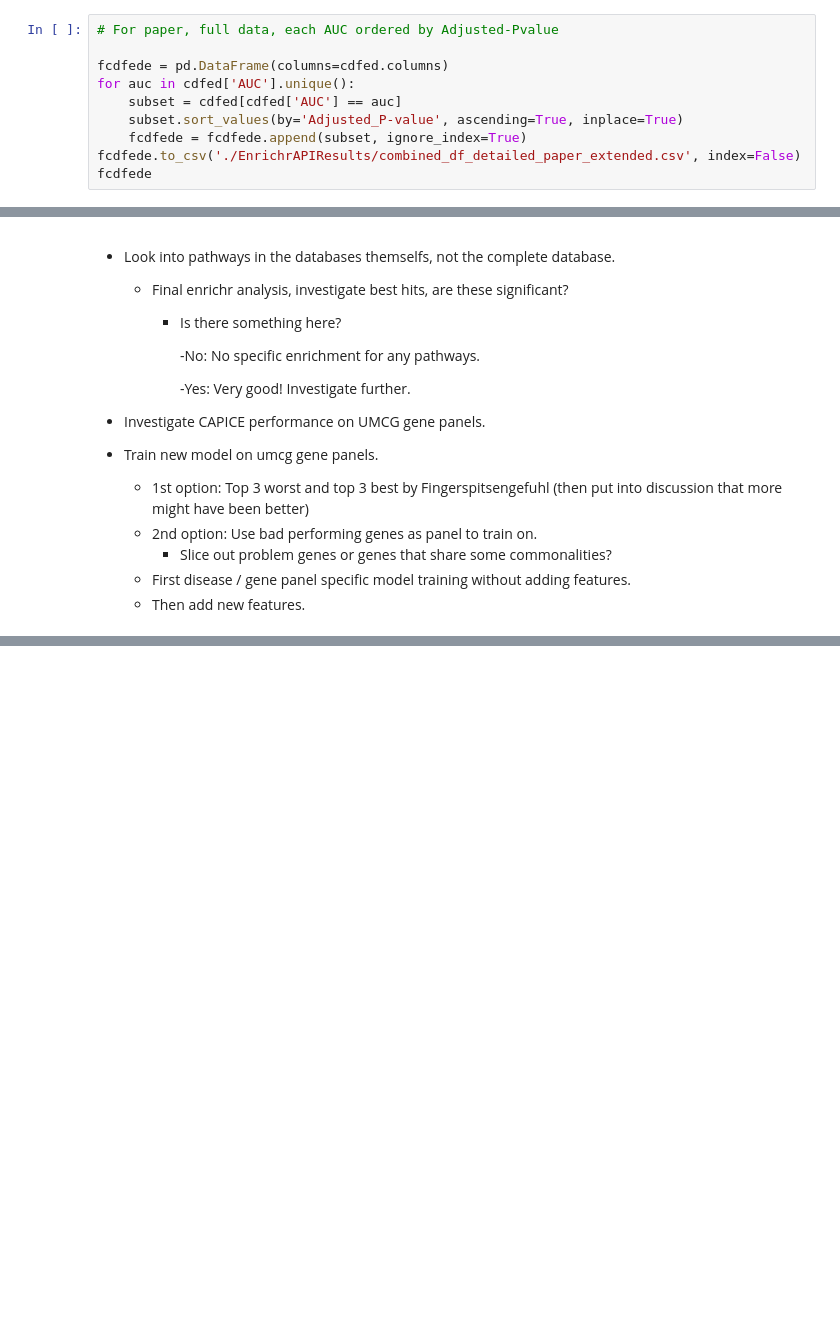
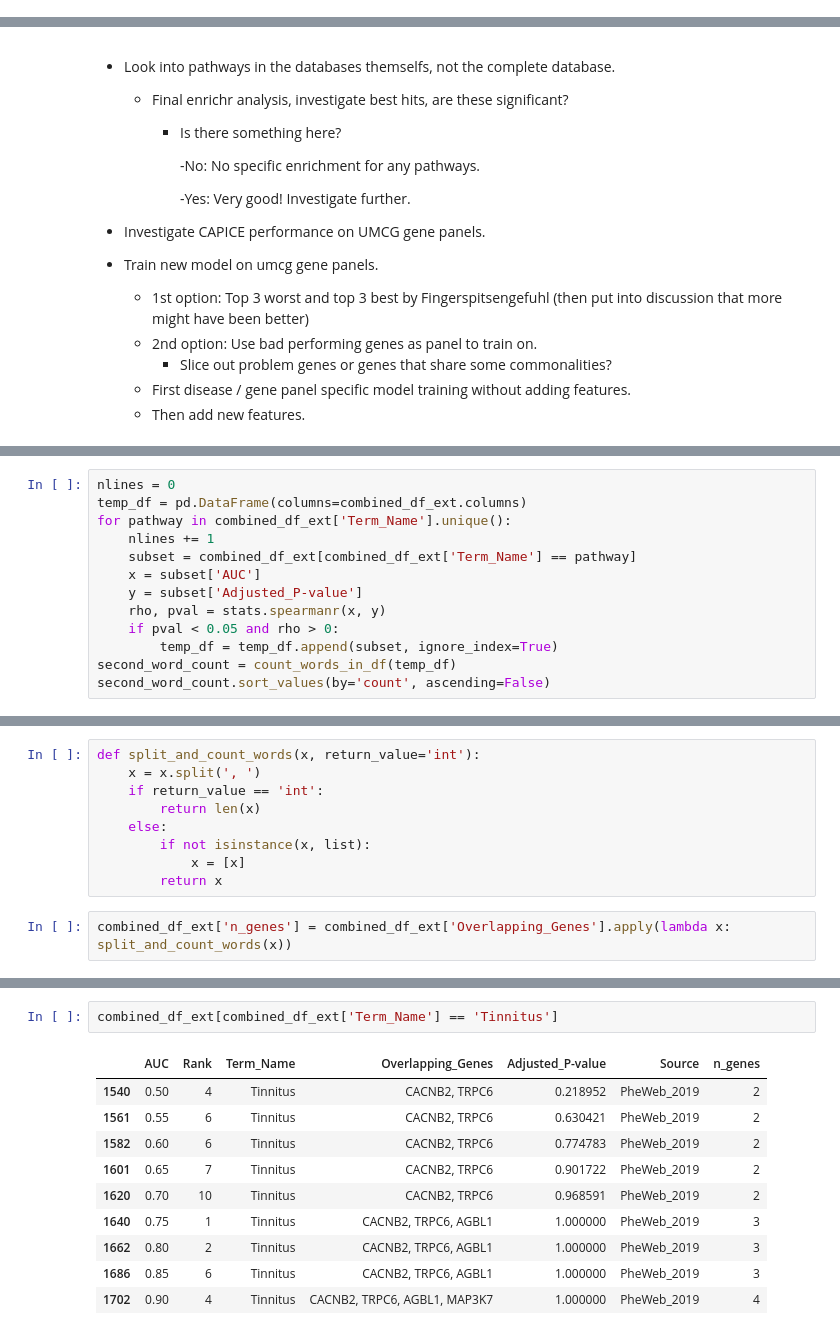
Before and after one commit to SietsmaRJ/dsls_master_thesis, a Jupyter notebook: side_scripts/Notebook_29042020.ipynb, the cells around one changed output, grey strips where cells are left out. Cells and saved outputs as stored; diff of their text form; blank space fills up the shorter version.

```diff
--- a/side_scripts/Notebook_29042020.ipynb
+++ b/side_scripts/Notebook_29042020.ipynb
@@ -1249,10 +1188,0 @@ See the caveats in the documentation: https://pandas.pydata.org/pandas-docs/stab
-# %%
-# For paper, full data, each AUC ordered by Adjusted-Pvalue
-
-fcdfede = pd.DataFrame(columns=cdfed.columns)
-for auc in cdfed['AUC'].unique():
-    subset = cdfed[cdfed['AUC'] == auc]
-    subset.sort_values(by='Adjusted_P-value', ascending=True, inplace=True)
-    fcdfede = fcdfede.append(subset, ignore_index=True)
-fcdfede.to_csv('./EnrichrAPIResults/combined_df_detailed_paper_extended.csv', index=False)
-fcdfede
@@ -1540,0 +1417,13 @@ negative correlation.
+# %%
+nlines = 0
+temp_df = pd.DataFrame(columns=combined_df_ext.columns)
+for pathway in combined_df_ext['Term_Name'].unique():
+    nlines += 1
+    subset = combined_df_ext[combined_df_ext['Term_Name'] == pathway]
+    x = subset['AUC']
+    y = subset['Adjusted_P-value']
+    rho, pval = stats.spearmanr(x, y)
+    if pval < 0.05 and rho > 0:
+        temp_df = temp_df.append(subset, ignore_index=True)
+second_word_count = count_words_in_df(temp_df)
+second_word_count.sort_values(by='count', ascending=False)
@@ -1540,0 +1444,11 @@ negative correlation.
+# %%
+def split_and_count_words(x, return_value='int'):
+    x = x.split(', ')
+    if return_value == 'int':
+        return len(x)
+    else:
+        if not isinstance(x, list):
+            x = [x]
+        return x
+# %%
+combined_df_ext['n_genes'] = combined_df_ext['Overlapping_Genes'].apply(lambda x: split_and_count_words(x))
@@ -1540,0 +1535,13 @@ negative correlation.
+# %%
+combined_df_ext[combined_df_ext['Term_Name'] == 'Tinnitus']
+# %% [output]
+|  | AUC | Rank | Term_Name | Overlapping_Genes | Adjusted_P-value | Source | n_genes |
+| 1540 | 0.50 | 4 | Tinnitus | CACNB2, TRPC6 | 0.218952 | PheWeb_2019 | 2 |
+| 1561 | 0.55 | 6 | Tinnitus | CACNB2, TRPC6 | 0.630421 | PheWeb_2019 | 2 |
+| 1582 | 0.60 | 6 | Tinnitus | CACNB2, TRPC6 | 0.774783 | PheWeb_2019 | 2 |
+| 1601 | 0.65 | 7 | Tinnitus | CACNB2, TRPC6 | 0.901722 | PheWeb_2019 | 2 |
+| 1620 | 0.70 | 10 | Tinnitus | CACNB2, TRPC6 | 0.968591 | PheWeb_2019 | 2 |
+| 1640 | 0.75 | 1 | Tinnitus | CACNB2, TRPC6, AGBL1 | 1.000000 | PheWeb_2019 | 3 |
+| 1662 | 0.80 | 2 | Tinnitus | CACNB2, TRPC6, AGBL1 | 1.000000 | PheWeb_2019 | 3 |
+| 1686 | 0.85 | 6 | Tinnitus | CACNB2, TRPC6, AGBL1 | 1.000000 | PheWeb_2019 | 3 |
+| 1702 | 0.90 | 4 | Tinnitus | CACNB2, TRPC6, AGBL1, MAP3K7 | 1.000000 | PheWeb_2019 | 4 |
```
Also changed, not shown: parts of 20 cells of this notebook, 1 other file.
